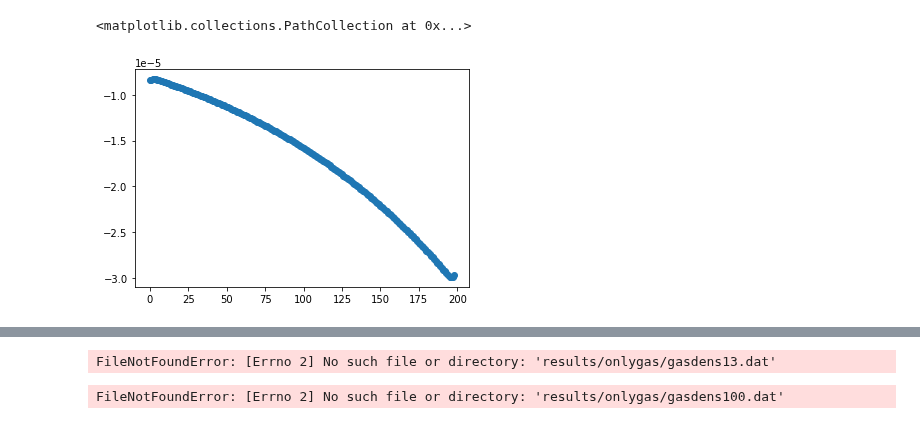
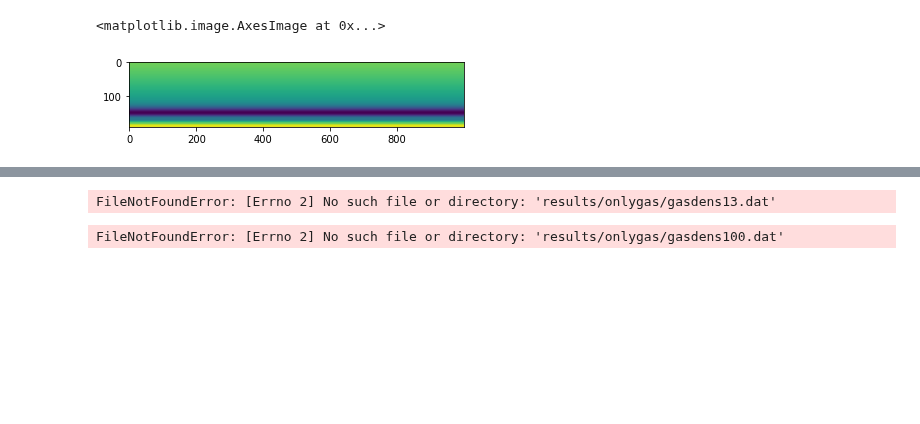
Before and after one commit to FARGO3D/fargo3d, a Jupyter notebook: test.ipynb, the cells around one changed output, grey strips where cells are left out. Saved outputs shown, nothing was run; the diff lists cells and outputs as text; code cells hidden in the pictures; blank space fills up the shorter version.

```diff
--- a/test.ipynb
+++ b/test.ipynb
@@ -48,9 +50,9 @@ cp: -r not specified; omitting directory 'results/gasisostockavv/'
-# %%
-dens = np.fromfile('results/onlygasisostockanti/gasvy0_2d.dat').reshape(199)
-plt.scatter(range(len(dens)),dens)
-# %% [output]
-<matplotlib.collections.PathCollection at 0x...>
-[figure, removed]
+# %%
+vy = np.fromfile('results/newtest/gasvy19.dat').reshape(193,1000)
+plt.imshow(vy)
+# %% [output]
+<matplotlib.image.AxesImage at 0x...>
+[figure, added]
 # %%
 dens
 # %% [output]
```
Also changed, not shown: parts of 2 cells of this notebook, 11 other files.
